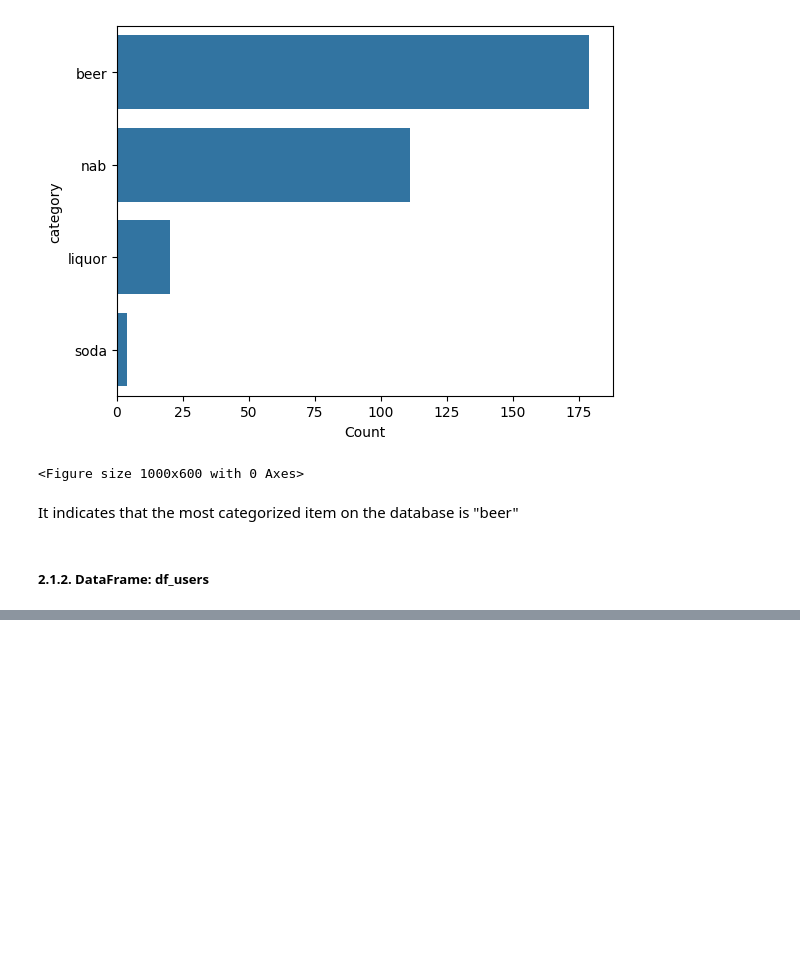
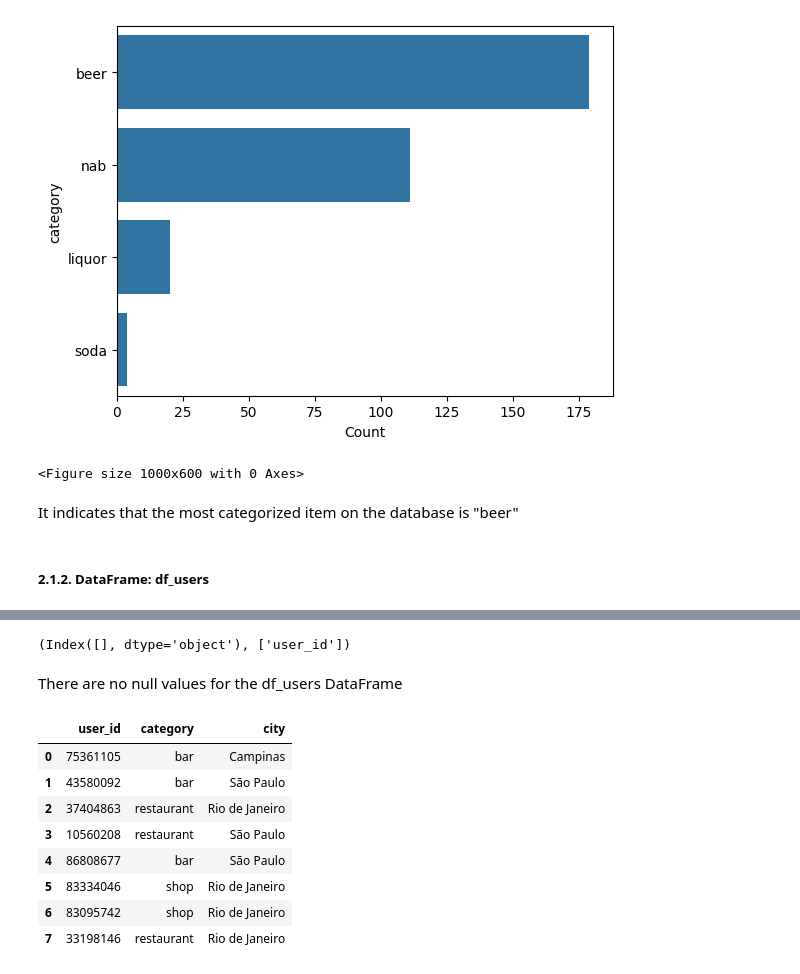
Before and after one commit to renanmarxx/Data-Analysis-Beer, a Jupyter notebook: files/analysis.ipynb, the cells around one changed output, grey strips where cells are left out. Drawn from its saved outputs; the diff is of its cells as text; code cells hidden in the pictures; blank space fills up the shorter version.

```diff
--- a/files/analysis.ipynb
+++ b/files/analysis.ipynb
@@ -126,0 +132,18 @@ It indicates that the most categorized item on the database is "beer"
+# %%
+check_for_empty_or_num_columns(df_users)
+# %% [output]
+(Index([], dtype='object'), ['user_id'])
+# %% [markdown]
+There are no null values for the df_users DataFrame
+# %%
+df_users
+# %% [output]
+|  | user_id | category | city |
+| 0 | 75361105 | bar | Campinas |
+| 1 | 43580092 | bar | São Paulo |
+| 2 | 37404863 | restaurant | Rio de Janeiro |
+| 3 | 10560208 | restaurant | São Paulo |
+| 4 | 86808677 | bar | São Paulo |
+| 5 | 83334046 | shop | Rio de Janeiro |
+| 6 | 83095742 | shop | Rio de Janeiro |
+| 7 | 33198146 | restaurant | Rio de Janeiro |
```
Also changed, not shown: parts of 21 cells of this notebook, 1 other file.
